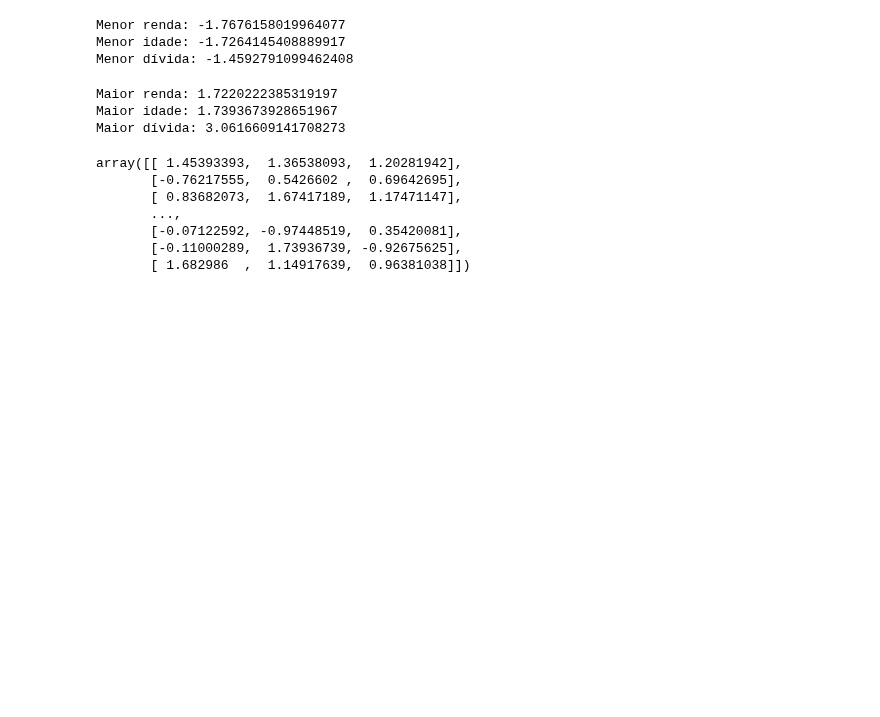
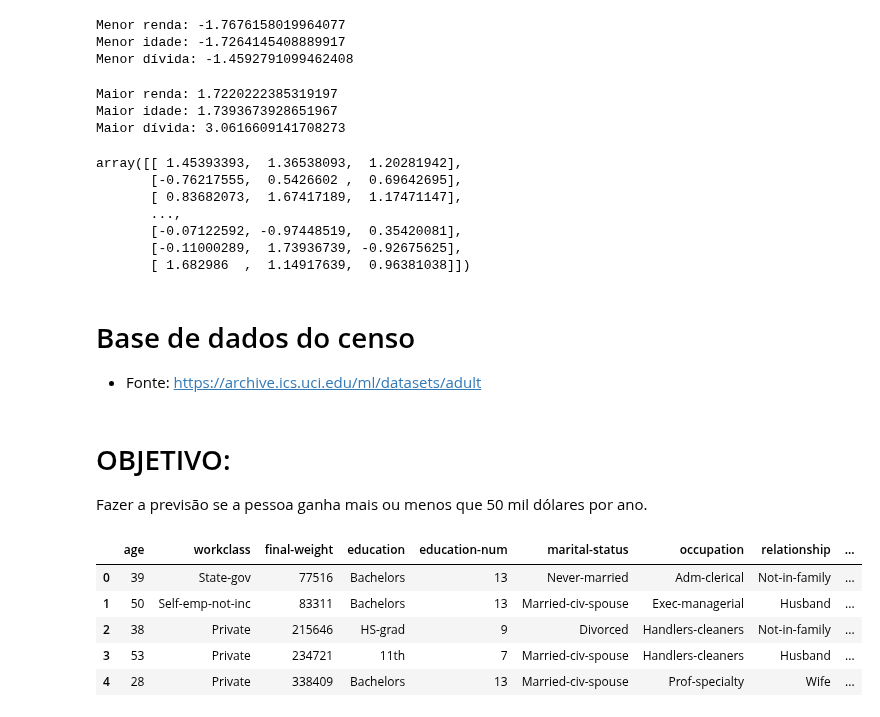
Before and after one commit to Brandao20vtr/projetos, a Jupyter notebook: ML01_PreProcessamentoCredito_PrevisaoSenso.ipynb, the cells around one changed output. Saved outputs shown, nothing was run; the diff lists cells and outputs as text; code cells hidden in the pictures; blank space fills up the shorter version.

```diff
--- a/ML01_PreProcessamentoCredito_PrevisaoSenso.ipynb
+++ b/ML01_PreProcessamentoCredito_PrevisaoSenso.ipynb
@@ -553,3 +554,7 @@ array([[ 1.45393393,  1.36538093,  1.20281942],
        [-0.07122592, -0.97448519,  0.35420081],
        [-0.11000289,  1.73936739, -0.92675625],
        [ 1.682986  ,  1.14917639,  0.96381038]])
+# %% [markdown]
+# Base de dados do censo
+
+- Fonte: https://archive.ics.uci.edu/ml/datasets/adult
@@ -555,0 +564,29 @@ array([[ 1.45393393,  1.36538093,  1.20281942],
+# %% [markdown]
+# OBJETIVO:
+Fazer a previsão se a pessoa ganha mais ou menos que 50 mil dólares por ano.
+# %%
+# Visualizando 5 primeiras linhas
+base_census.head()
+
+# 'age' --> Variável Numérica e Discreta. Temos um valor finito e inteiro.
+# 'workclass' --> Indicar qual a classe de trabalho. Variáveis Categóricas e Nominal.
+# 'final-weight' --> Pontuação das pessoas. Variável Contínua.
+# 'education' --> Variável Categórica e Nominal Simples.
+# 'education-num' --> Número de anos de estudo. Variável Distreta e conjunto de valores finitos.
+# 'marital-status' --> Variável Categórica e Nominal. Um não é mais importante que o outro.
+# 'occupation' --> Variável Categórica e Nominal. Um não é mais importante que o outro.
+# 'relationship	' --> Variável Categórica e Nominal. Um não é mais importante que o outro.
+# 'race' --> Variável Categórica e Nominal. Um não é mais importante que o outro.
+# 'sex' --> Variável Categórica e Nominal. Um não é mais importante que o outro.
+# 'capital-gain' --> Quanto de dinheiro que a pessoa ganha. Variável Contínua.
+# 'capital-loos' --> Quanto de dinheiro que a pessoa perde. Variável Contínua.
+# 'hour-per-week' --> Variável Numérica e Discreta. Hpras trabalhadas por semana.
+# 'native-country' --> Variável Categórica e Nominal.
+# 'income' --> Variável Categórica e Ordinal.
+# %% [output]
+|  | age | workclass | final-weight | education | education-num | marital-status | occupation | relationship | ... |
+| 0 | 39 | State-gov | 77516 | Bachelors | 13 | Never-married | Adm-clerical | Not-in-family | ... |
+| 1 | 50 | Self-emp-not-inc | 83311 | Bachelors | 13 | Married-civ-spouse | Exec-managerial | Husband | ... |
+| 2 | 38 | Private | 215646 | HS-grad | 9 | Divorced | Handlers-cleaners | Not-in-family | ... |
+| 3 | 53 | Private | 234721 | 11th | 7 | Married-civ-spouse | Handlers-cleaners | Husband | ... |
+| 4 | 28 | Private | 338409 | Bachelors | 13 | Married-civ-spouse | Prof-specialty | Wife | ... |
```
Also changed, not shown: parts of 5 cells of this notebook.
